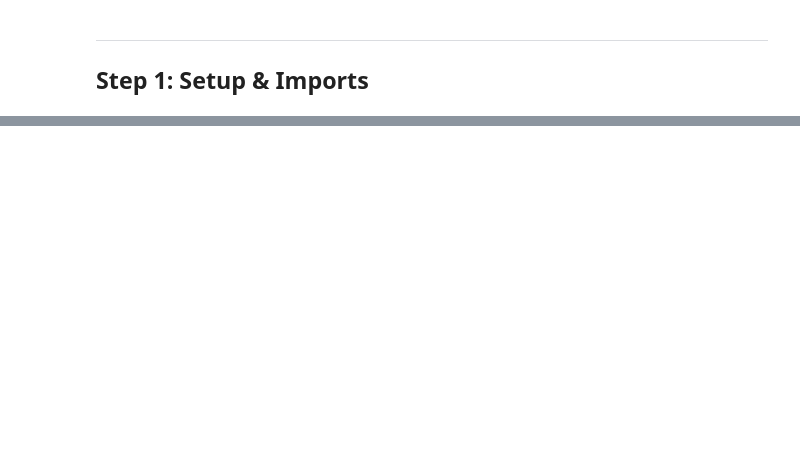
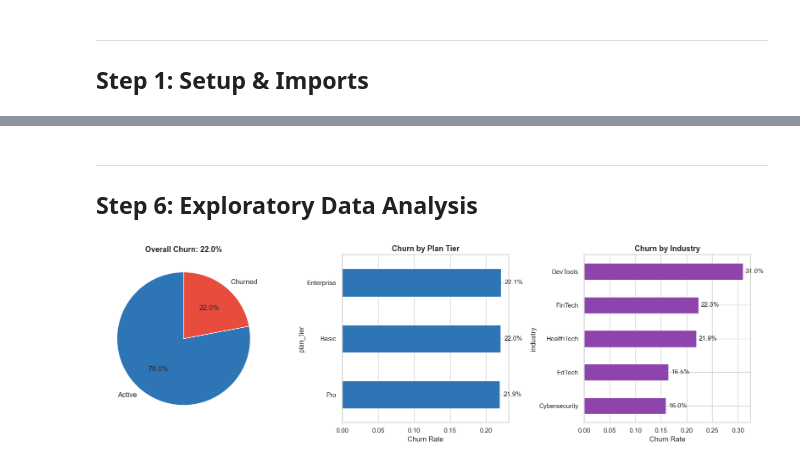
Before and after one commit to sjaivaranasi/SaaS-Product-Engagement-Analysis, a Jupyter notebook: notebooks/01_data_cleaning_eda.ipynb, the cells around one changed output, grey strips where cells are left out. Cells and saved outputs as stored; diff of their text form; code cells hidden in the pictures; blank space fills up the shorter version.

Commit message:
Complete EDA: cleaned data, 6 charts, enriched account table

```diff
--- a/notebooks/01_data_cleaning_eda.ipynb
+++ b/notebooks/01_data_cleaning_eda.ipynb
@@ -293,0 +213,16 @@ print('  4. Build dashboard views')
+# %%
+# Parse all date columns
+accounts['signup_date'] = pd.to_datetime(accounts['signup_date'])
+subs['start_date'] = pd.to_datetime(subs['start_date'])
+subs['end_date'] = pd.to_datetime(subs['end_date'])  # NaT for active subs
+usage['usage_date'] = pd.to_datetime(usage['usage_date'])
+tickets['submitted_at'] = pd.to_datetime(tickets['submitted_at'])
+tickets['closed_at'] = pd.to_datetime(tickets['closed_at'])
+churn['churn_date'] = pd.to_datetime(churn['churn_date'])
+
+print('Date ranges:')
+print(f"  Signups:       {accounts['signup_date'].min().date()} to {accounts['signup_date'].max().date()}")
+print(f"  Subscriptions: {subs['start_date'].min().date()} to {subs['start_date'].max().date()}")
+print(f"  Feature usage: {usage['usage_date'].min().date()} to {usage['usage_date'].max().date()}")
+print(f"  Tickets:       {tickets['submitted_at'].min().date()} to {tickets['submitted_at'].max().date()}")
+print(f"  Churn events:  {churn['churn_date'].min().date()} to {churn['churn_date'].max().date()}")
@@ -293,0 +346,32 @@ print('  4. Build dashboard views')
+# %% [markdown]
+---
+## Step 6: Exploratory Data Analysis
+# %%
+# EDA 1: Churn Overview — rate by plan tier and industry
+fig, axes = plt.subplots(1, 3, figsize=(16, 5))
+
+# Pie
+churn_counts = accounts['churn_flag'].value_counts()
+axes[0].pie(churn_counts, labels=['Active', 'Churned'], autopct='%1.1f%%',
+            colors=[PALETTE[0], PALETTE[2]], startangle=90, textprops={'fontsize':12})
+axes[0].set_title(f'Overall Churn: {accounts["churn_flag"].mean():.1%}', fontsize=13, fontweight='bold')
+
+# By plan
+plan_churn = accounts.groupby('plan_tier')['churn_flag'].mean().sort_values()
+plan_churn.plot.barh(ax=axes[1], color=PALETTE[0])
+axes[1].set_title('Churn by Plan Tier', fontsize=13, fontweight='bold')
+axes[1].set_xlabel('Churn Rate')
+for i, v in enumerate(plan_churn): axes[1].text(v+0.005, i, f'{v:.1%}', va='center')
+
+# By industry
+ind_churn = accounts.groupby('industry')['churn_flag'].mean().sort_values()
+ind_churn.plot.barh(ax=axes[2], color=PALETTE[4])
+axes[2].set_title('Churn by Industry', fontsize=13, fontweight='bold')
+axes[2].set_xlabel('Churn Rate')
+for i, v in enumerate(ind_churn): axes[2].text(v+0.005, i, f'{v:.1%}', va='center')
+
+plt.tight_layout()
+plt.savefig('../data/cleaned/eda_01_churn_overview.png', dpi=150, bbox_inches='tight')
+plt.show()
+# %% [output]
+[figure, added]
```
Also changed, not shown: parts of 45 cells of this notebook, 14 other files.
